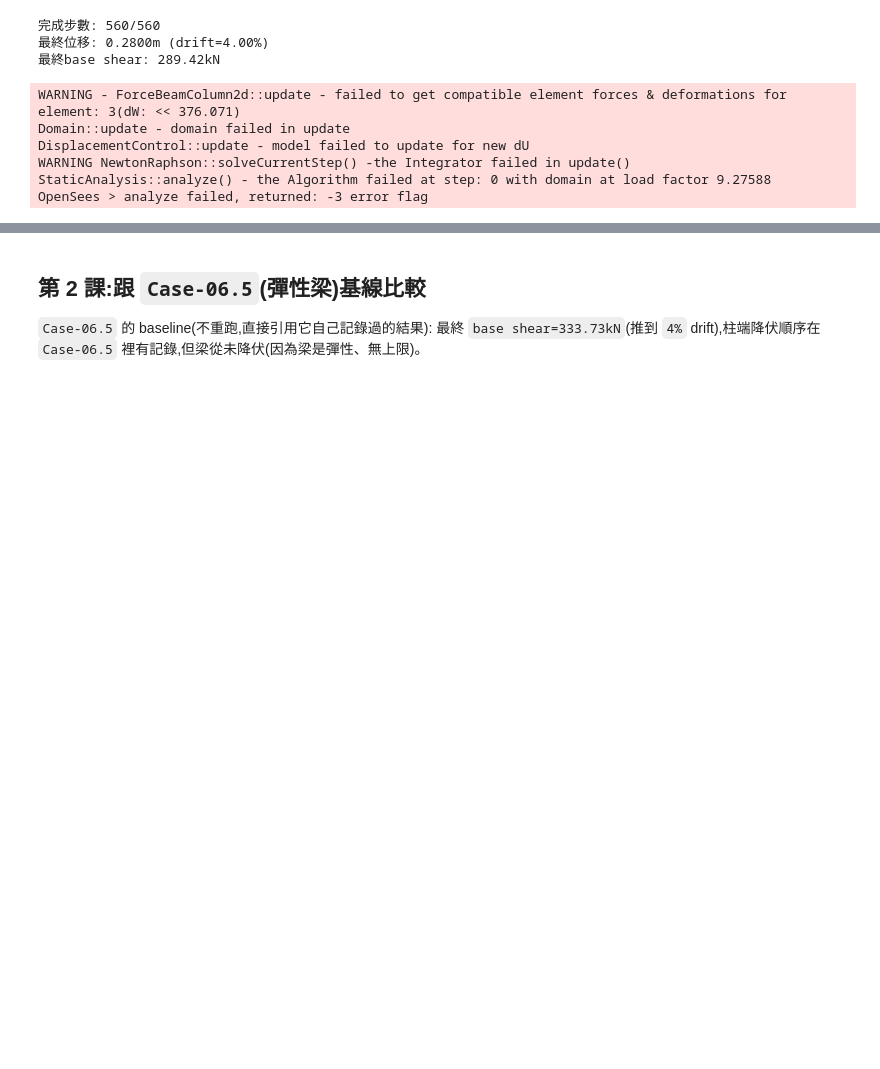
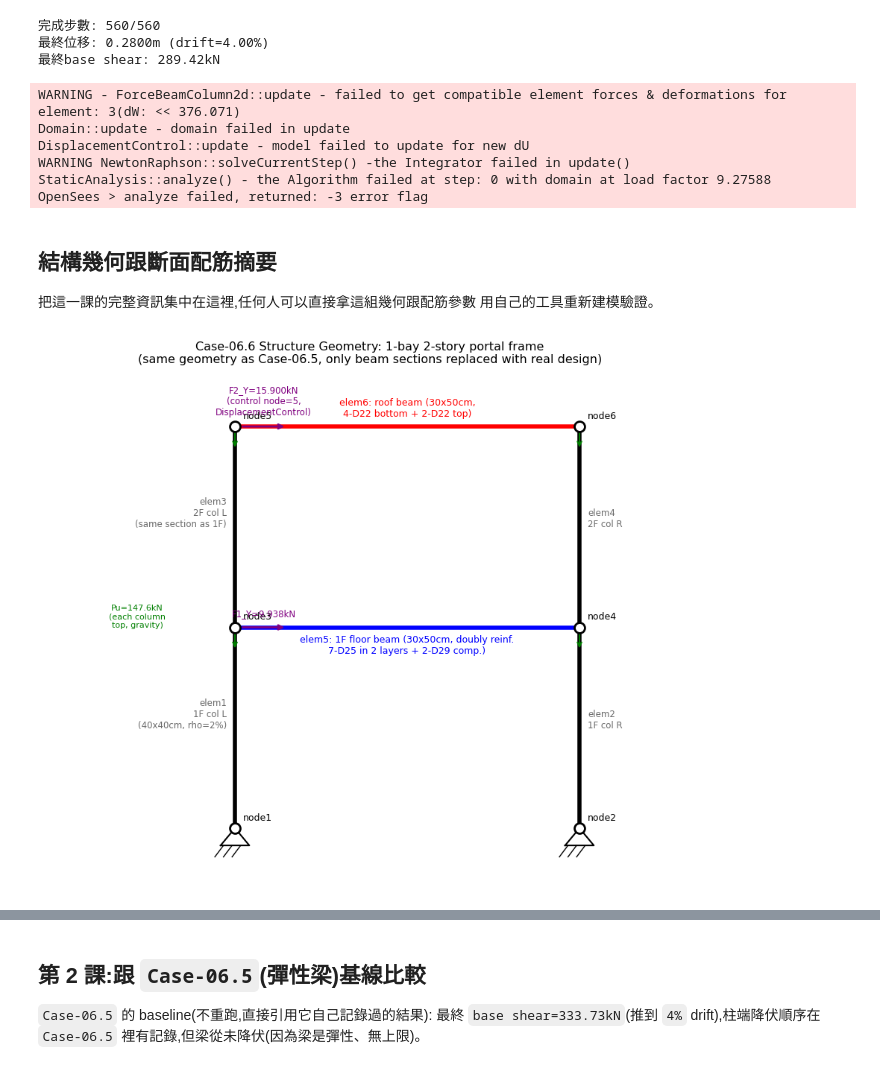
Before and after one commit to zhixiu0223/taiwan-seismic-code-calc, a Jupyter notebook: notebooks/case06_6_real_reinforced_frame.ipynb, the cells around one changed output, grey strips where cells are left out. Saved outputs shown, nothing was run; the diff lists cells and outputs as text; code cells hidden in the pictures; blank space fills up the shorter version.

```diff
--- a/notebooks/case06_6_real_reinforced_frame.ipynb
+++ b/notebooks/case06_6_real_reinforced_frame.ipynb
@@ -206,3 +207,47 @@ DisplacementControl::update - model failed to update for new dU
 WARNING NewtonRaphson::solveCurrentStep() -the Integrator failed in update()
 StaticAnalysis::analyze() - the Algorithm failed at step: 0 with domain at load factor 9.27588
 OpenSees > analyze failed, returned: -3 error flag
+# %% [markdown]
+## 結構幾何跟斷面配筋摘要
+
+把這一課的完整資訊集中在這裡,任何人可以直接拿這組幾何跟配筋參數
+用自己的工具重新建模驗證。
+# %%
+
+L_bay_g, h1_g, h2_g = 6.0, 3.5, 3.5
+fig, ax = plt.subplots(figsize=(9, 8))
+ax.plot([0,0],[0,h1_g],'k-',lw=4)
+ax.plot([0,0],[h1_g,h1_g+h2_g],'k-',lw=4)
+ax.plot([L_bay_g,L_bay_g],[0,h1_g],'k-',lw=4)
+ax.plot([L_bay_g,L_bay_g],[h1_g,h1_g+h2_g],'k-',lw=4)
+ax.plot([0,L_bay_g],[h1_g,h1_g],'b-',lw=4)
+ax.plot([0,L_bay_g],[h1_g+h2_g,h1_g+h2_g],'r-',lw=4)
+for x0 in [0, L_bay_g]:
+    ax.plot([x0-0.25,x0+0.25,x0,x0-0.25],[-0.3,-0.3,0,-0.3],'k-',lw=1.5)
+    for hx in [-0.2,-0.05,0.1]:
+        ax.plot([x0+hx,x0+hx-0.15],[-0.3,-0.5],'k-',lw=1)
+nodes_g = {1:(0,0), 2:(L_bay_g,0), 3:(0,h1_g), 4:(L_bay_g,h1_g), 5:(0,h1_g+h2_g), 6:(L_bay_g,h1_g+h2_g)}
+for nid,(x,y) in nodes_g.items():
+    ax.plot(x,y,'o',ms=10,mfc='white',mec='black',mew=2,zorder=5)
+    ax.annotate(f'node{nid}', (x,y), fontsize=9, xytext=(8,8), textcoords='offset points')
+ax.annotate('elem1\n1F col L\n(40x40cm, rho=2%)', (0, h1_g/2), fontsize=8.5, color='dimgray', ha='right', xytext=(-8,0), textcoords='offset points')
+ax.annotate('elem2\n1F col R', (L_bay_g, h1_g/2), fontsize=8.5, color='dimgray', ha='left', xytext=(8,0), textcoords='offset points')
+ax.annotate('elem3\n2F col L\n(same section as 1F)', (0, h1_g+h2_g/2), fontsize=8.5, color='dimgray', ha='right', xytext=(-8,0), textcoords='offset points')
+ax.annotate('elem4\n2F col R', (L_bay_g, h1_g+h2_g/2), fontsize=8.5, color='dimgray', ha='left', xytext=(8,0), textcoords='offset points')
+ax.annotate('elem5: 1F floor beam (30x50cm, doubly reinf.\n7-D25 in 2 layers + 2-D29 comp.)', (L_bay_g/2, h1_g), fontsize=9, color='blue', ha='center', xytext=(0,-25), textcoords='offset points')
+ax.annotate('elem6: roof beam (30x50cm,\n4-D22 bottom + 2-D22 top)', (L_bay_g/2, h1_g+h2_g), fontsize=9, color='red', ha='center', xytext=(0,10), textcoords='offset points')
+for n in [3,4,5,6]:
+    x,y = nodes_g[n]
+    ax.annotate('', xy=(x,y-0.4), xytext=(x,y+0.05), arrowprops=dict(arrowstyle='->', color='green', lw=1.5))
+ax.text(-1.7, (h1_g+h2_g)/2, 'Pu=147.6kN\n(each column\ntop, gravity)', fontsize=8, color='green', ha='center')
+ax.annotate('', xy=(0.9,h1_g), xytext=(0.1,h1_g), arrowprops=dict(arrowstyle='->', color='purple', lw=2))
+ax.text(0.5, h1_g+0.2, 'F1_Y=9.938kN', fontsize=8.5, color='purple', ha='center')
+ax.annotate('', xy=(0.9,h1_g+h2_g), xytext=(0.1,h1_g+h2_g), arrowprops=dict(arrowstyle='->', color='purple', lw=2))
+ax.text(0.5, h1_g+h2_g+0.2, 'F2_Y=15.900kN\n(control node=5,\nDisplacementControl)', fontsize=8.5, color='purple', ha='center')
+ax.set_xlim(-3.3, L_bay_g+2.0); ax.set_ylim(-1.0, h1_g+h2_g+1.0)
+ax.set_aspect('equal'); ax.axis('off')
+ax.set_title('Case-06.6 Structure Geometry: 1-bay 2-story portal frame\n(same geometry as Case-06.5, only beam sections replaced with real design)', fontsize=11.5)
+plt.tight_layout()
+plt.show()
+# %% [output]
+[figure, added]
```
Also changed, not shown: parts of 6 cells of this notebook, 1 other file.
